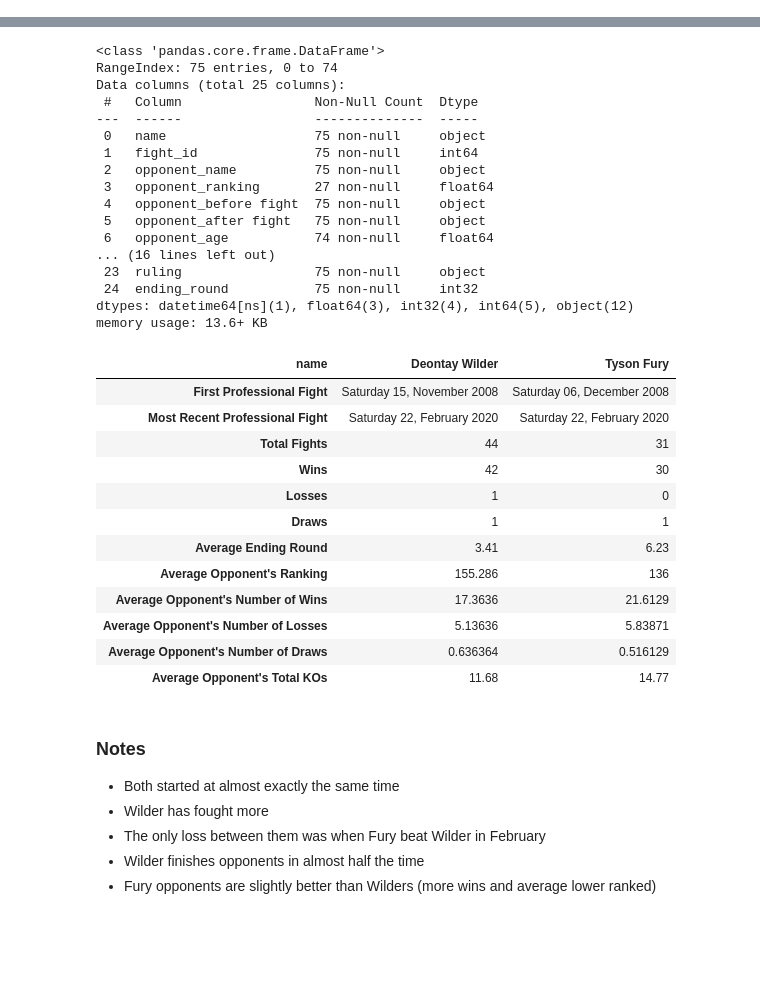
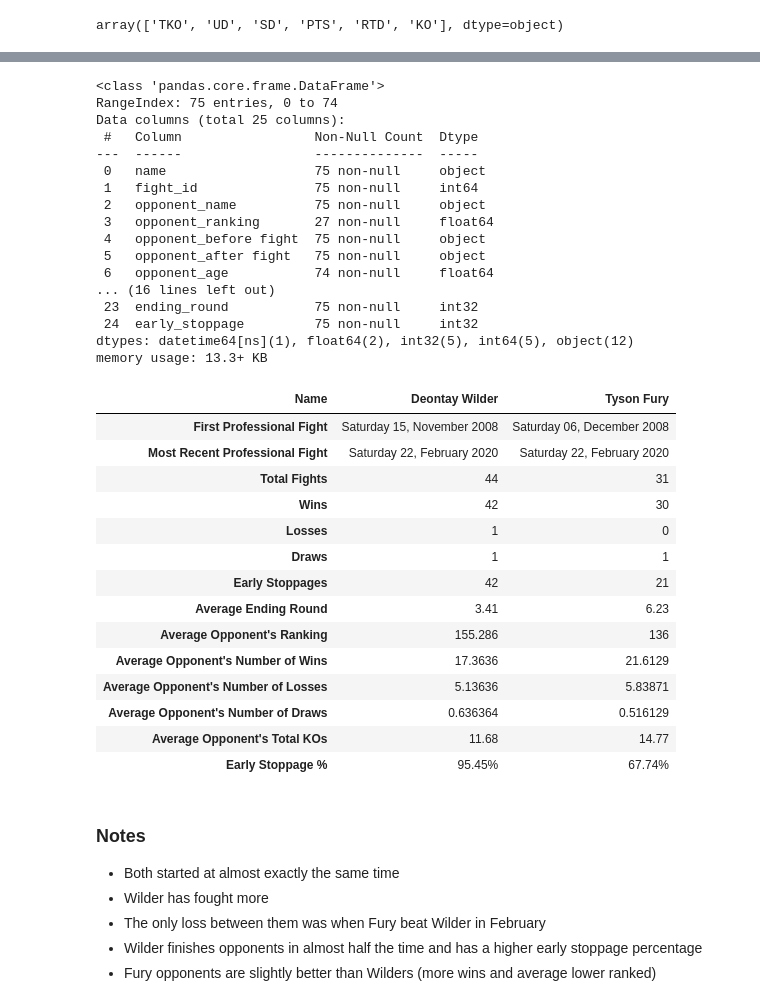
Before and after one commit to brendanfitz/side-projects, a Jupyter notebook: Sports/FuryWilderAnalysis.ipynb, the cells around one changed output, grey strips where cells are left out. Saved outputs shown, nothing was run; the diff lists cells and outputs as text; code cells hidden in the pictures; blank space fills up the shorter version.

```diff
--- a/Sports/FuryWilderAnalysis.ipynb
+++ b/Sports/FuryWilderAnalysis.ipynb
@@ -11,10 +13,15 @@ df = (pd.read_excel(fin)
               loss=lambda x:  ((x.winner != x.name) & (~x.winner.isna())) * 1,
               draw=lambda x: x.winner.isna() * 1,
               ruling=lambda x: x.opponent_ruling.str.split(expand=True)[0],
-              ending_round=lambda x: x.opponent_ruling.str.split(expand=True)[2].fillna(12).astype(int)
+              ending_round=lambda x: x.opponent_ruling.str.split(expand=True)[2].fillna(12).astype(int),
+              early_stoppage=lambda x: x.ruling.isin(['TKO', 'RTD', 'KO']) * 1
              )
       .drop(['opponent_last 6'], axis=1)
      )
+# %%
+df.ruling.unique()
+# %% [output]
+array(['TKO', 'UD', 'SD', 'PTS', 'RTD', 'KO'], dtype=object)
 # %%
 df.head()
 # %% [output]
@@ -40,67 +47,74 @@ Data columns (total 25 columns):
  5   opponent_after fight   75 non-null     object
  6   opponent_age           74 non-null     float64
 ... (16 lines left out)
- 23  ruling                 75 non-null     object
- 24  ending_round           75 non-null     int32
-dtypes: datetime64[ns](1), float64(3), int32(4), int64(5), object(12)
-memory usage: 13.6+ KB
+ 23  ending_round           75 non-null     int32
+ 24  early_stoppage         75 non-null     int32
+dtypes: datetime64[ns](1), float64(2), int32(5), int64(5), object(12)
+memory usage: 13.3+ KB
 # %%
 """ Summary Statistics """
-(df.groupby(['name']).agg(
+(df.rename(columns={'name': 'Name'})
+ .groupby(['Name']).agg(
     min_date=pd.NamedAgg(column='date', aggfunc='min'),
     max_date=pd.NamedAgg(column='date', aggfunc='max'),
-    total_fights=pd.NamedAgg(column='name', aggfunc='count'),
+    total_fights=pd.NamedAgg(column='Name', aggfunc='count'),
     wins=pd.NamedAgg(column='win', aggfunc='sum'),
     losses=pd.NamedAgg(column='loss', aggfunc='sum'),
     draws=pd.NamedAgg(column='draw', aggfunc='sum'),
+    early_stoppages=pd.NamedAgg(column='early_stoppage', aggfunc='sum'),
     average_ending_round=pd.NamedAgg(column='ending_round', aggfunc='mean'),
     average_opponent_ranking=pd.NamedAgg(column='opponent_ranking', aggfunc='mean'),
     average_opponent_wins=pd.NamedAgg(column='opponent_won', aggfunc='mean'),
     average_opponent_losses=pd.NamedAgg(column='opponent_lost', aggfunc='mean'),
     average_opponent_draws=pd.NamedAgg(column='opponent_drawn', aggfunc='mean'),
     average_opponent_kos=pd.NamedAgg(column='opponent_KOs', aggfunc='mean'),
  )
  .assign(
      min_date=lambda x: x.min_date.dt.strftime('%A %d, %B %Y'),
      max_date=lambda x: x.max_date.dt.strftime('%A %d, %B %Y'),
      average_ending_round=lambda x: x.average_ending_round.round(2),
      average_opponent_kos=lambda x: x.average_opponent_kos.round(2),
+     earl_stoppage_percentage=lambda x: (x.early_stoppages / x.total_fights).map('{:0.2%}'.format),
  )
  .rename(columns={
      'min_date': 'First Professional Fight',
      'max_date': 'Most Recent Professional Fight',
      'total_fights': 'Total Fights',
      'wins': 'Wins',
      'losses': 'Losses',
      'draws': 'Draws',
+     'early_stoppages': 'Early Stoppages',
      'average_ending_round': 'Average Ending Round',
      'average_opponent_ranking': 'Average Opponent\'s Ranking',
      'average_opponent_wins': 'Average Opponent\'s Number of Wins',
      'average_opponent_losses': 'Average Opponent\'s Number of Losses',
      'average_opponent_draws': 'Average Opponent\'s Number of Draws',
      'average_opponent_kos': 'Average Opponent\'s Total KOs',
+     'earl_stoppage_percentage': 'Early Stoppage %',
  })
  .T
 )
 # %% [output]
-| name | Deontay Wilder | Tyson Fury |
+| Name | Deontay Wilder | Tyson Fury |
 | First Professional Fight | Saturday 15, November 2008 | Saturday 06, December 2008 |
 | Most Recent Professional Fight | Saturday 22, February 2020 | Saturday 22, February 2020 |
 | Total Fights | 44 | 31 |
 | Wins | 42 | 30 |
 | Losses | 1 | 0 |
 | Draws | 1 | 1 |
+| Early Stoppages | 42 | 21 |
 | Average Ending Round | 3.41 | 6.23 |
 | Average Opponent's Ranking | 155.286 | 136 |
 | Average Opponent's Number of Wins | 17.3636 | 21.6129 |
 | Average Opponent's Number of Losses | 5.13636 | 5.83871 |
 | Average Opponent's Number of Draws | 0.636364 | 0.516129 |
 | Average Opponent's Total KOs | 11.68 | 14.77 |
+| Early Stoppage % | 95.45% | 67.74% |
 # %% [markdown]
 ### Notes
 
 * Both started at almost exactly the same time
 * Wilder has fought more
 * The only loss between them was when Fury beat Wilder in February
-* Wilder finishes opponents in almost half the time
+* Wilder finishes opponents in almost half the time and has a higher early stoppage percentage
 * Fury opponents are slightly better than Wilders (more wins and average lower ranked)
```
Also changed, not shown: parts of 11 cells of this notebook.
